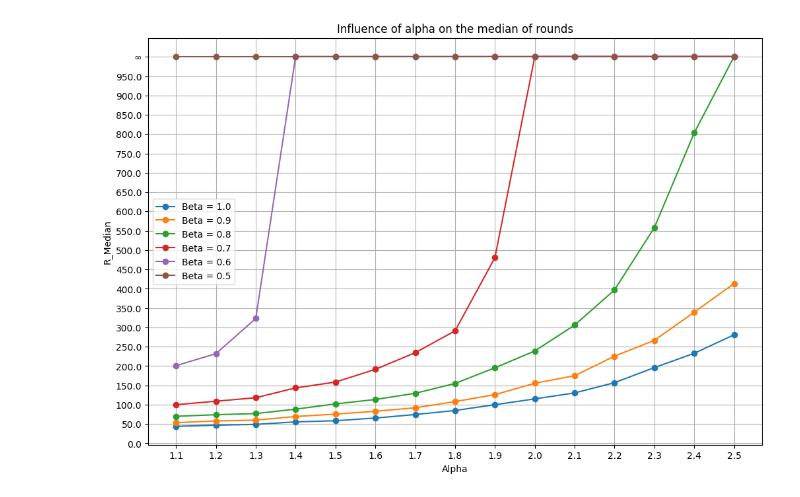
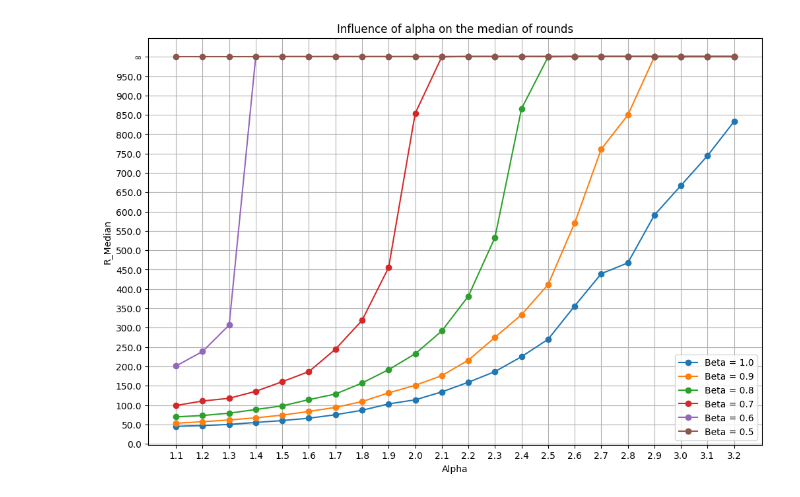
Before and after one commit to compilerbeats/covid19-sir-simulation, a Jupyter notebook: covid19-sir-simulation-alpha-visualization.ipynb, the cells around one changed output. Saved outputs shown, nothing was run; the diff lists cells and outputs as text; code cells hidden in the pictures.

```diff
--- a/covid19-sir-simulation-alpha-visualization.ipynb
+++ b/covid19-sir-simulation-alpha-visualization.ipynb
@@ -3,40 +3,40 @@ import pandas as pd
 import matplotlib.pyplot as plt
 import numpy as np
 
-file_path = 'covid19-sir-simulation-results.csv'  # File path for the CSV file
+file_path = 'covid19-sir-simulation-results-final.csv'  # File path for the CSV file
 
 # Reading data from the CSV file
 df_file = pd.read_csv(file_path, sep=';')
 
 # Plotting as before, now using the data from the file
 plt.figure(figsize=(12, 8))
 unique_betas_file = df_file['beta'].unique()
 
 for beta in unique_betas_file:
     # Filter data for each beta
     subset = df_file[df_file['beta'] == beta].sort_values(by='alpha')  # Sorting by alpha to ensure a proper line plot
 
     # print(subset)
 
     representation_of_inf = 1001
     r_medians = subset['r_median'].to_numpy()
     r_medians[np.isinf(r_medians)] = representation_of_inf
 
     plt.plot(subset['alpha'].to_numpy(), r_medians, marker='o', label=f'Beta = {beta}')  # Using plot to connect dots
-w
+
     plt.yticks(np.arange(0.0, 1000.0, 50))
 
     plt.yticks(list(plt.yticks()[0]) + [representation_of_inf], list(plt.yticks()[0]) + ['∞'])
 
     # Set x-axis ticks in steps of 0.1
-    plt.xticks(np.arange(1.1, 2.6, 0.1))
+    plt.xticks(np.arange(1.1, 3.3, 0.1))
 
 
 plt.title('Influence of alpha on the median of rounds')
 plt.xlabel('Alpha')
 plt.ylabel('R_Median')
 plt.legend()
 plt.grid(True)
 plt.show()
 # %% [output]
-[figure, old version]
+[figure, new version]
```
Also changed, not shown: 2 other files.
